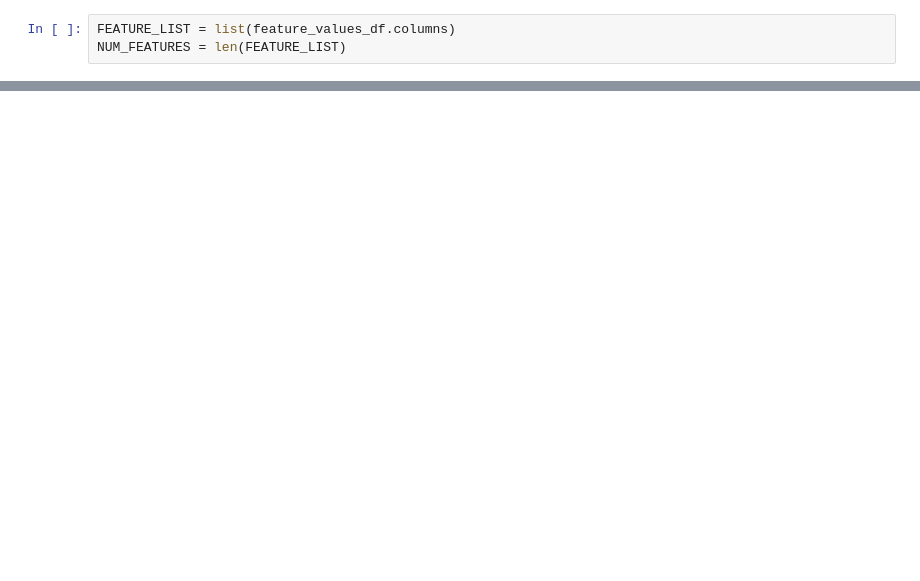
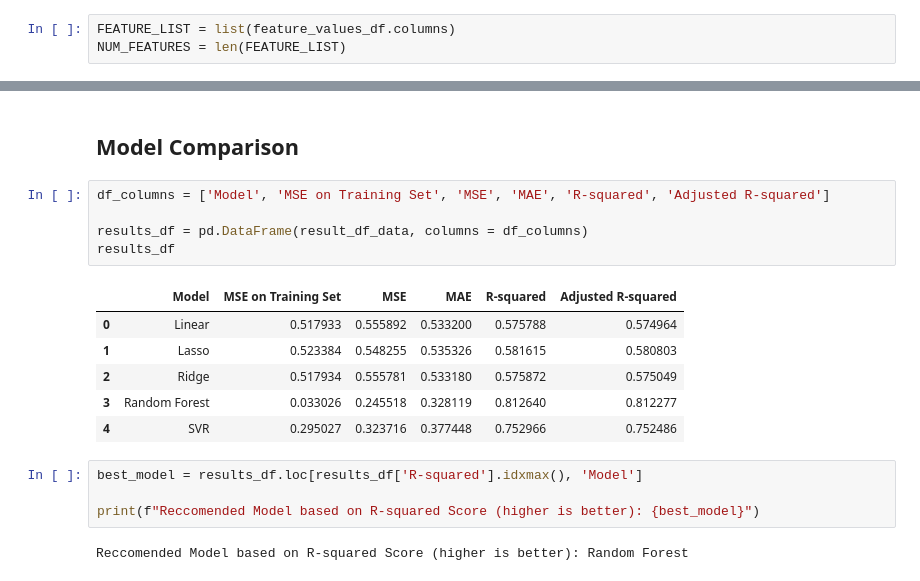
Before and after one commit to payumba-polydelta/regression-technique-comparison-template, a Jupyter notebook: template_use_example.ipynb, the cells around one changed output, grey strips where cells are left out. Cells and saved outputs as stored; diff of their text form; blank space fills up the shorter version.

```diff
--- a/template_use_example.ipynb
+++ b/template_use_example.ipynb
@@ -639,0 +664,20 @@ Reccomended Model based on R-squared Score (higher is better): Random Forest
+# %% [markdown]
+## **Model Comparison**
+# %%
+df_columns = ['Model', 'MSE on Training Set', 'MSE', 'MAE', 'R-squared', 'Adjusted R-squared']
+
+results_df = pd.DataFrame(result_df_data, columns = df_columns)
+results_df
+# %% [output]
+|  | Model | MSE on Training Set | MSE | MAE | R-squared | Adjusted R-squared |
+| 0 | Linear | 0.517933 | 0.555892 | 0.533200 | 0.575788 | 0.574964 |
+| 1 | Lasso | 0.523384 | 0.548255 | 0.535326 | 0.581615 | 0.580803 |
+| 2 | Ridge | 0.517934 | 0.555781 | 0.533180 | 0.575872 | 0.575049 |
+| 3 | Random Forest | 0.033026 | 0.245518 | 0.328119 | 0.812640 | 0.812277 |
+| 4 | SVR | 0.295027 | 0.323716 | 0.377448 | 0.752966 | 0.752486 |
+# %%
+best_model = results_df.loc[results_df['R-squared'].idxmax(), 'Model']
+
+print(f"Reccomended Model based on R-squared Score (higher is better): {best_model}")
+# %% [output]
+Reccomended Model based on R-squared Score (higher is better): Random Forest
```
Also changed, not shown: parts of 60 cells of this notebook, 5 other files.
